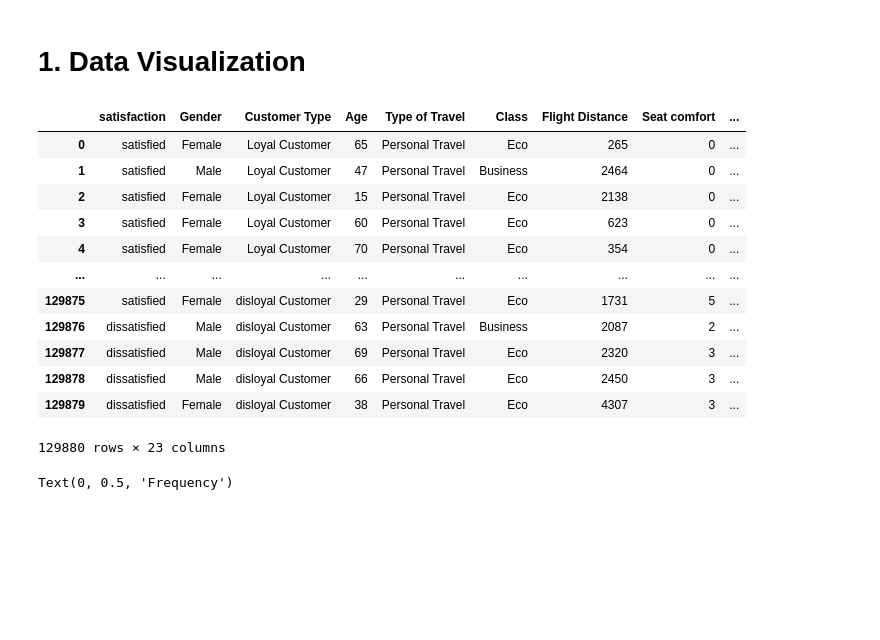
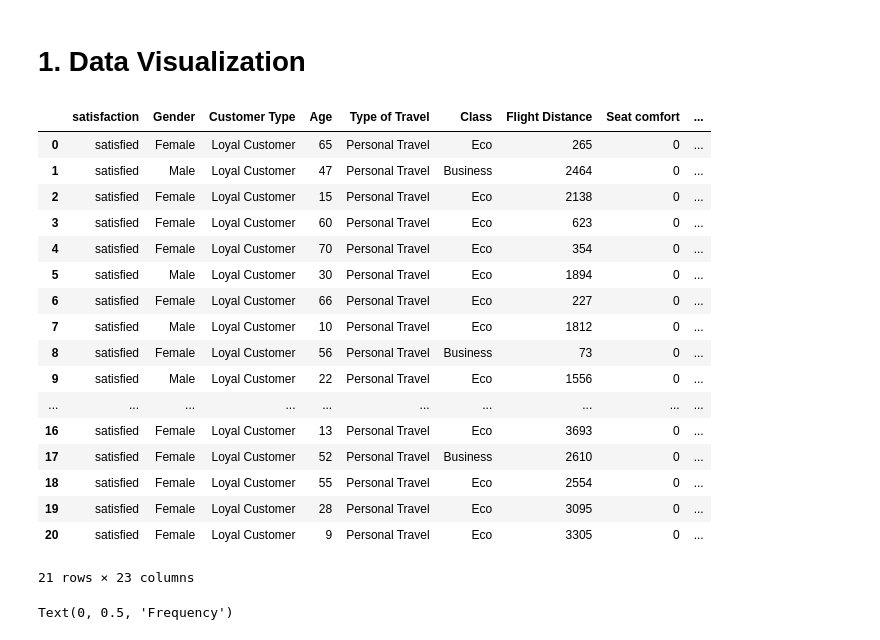
Before and after one commit to lotlouischoitslab/Airline_Satisfaction, a Jupyter notebook: airline_satisfication.ipynb, the cells around one changed output. Saved outputs shown, nothing was run; the diff lists cells and outputs as text; code cells hidden in the pictures; blank space fills up the shorter version.

```diff
--- a/airline_satisfication.ipynb
+++ b/airline_satisfication.ipynb
@@ -38,21 +38,26 @@ from sklearn.metrics import confusion_matrix, precision_score, recall_score, pre
 # %%
 data = pd.read_csv('datasets/airline_data.csv')
 # %%
-data
+data.head(21)
 # %% [output]
 |  | satisfaction | Gender | Customer Type | Age | Type of Travel | Class | Flight Distance | Seat comfort | ... |
 | 0 | satisfied | Female | Loyal Customer | 65 | Personal Travel | Eco | 265 | 0 | ... |
 | 1 | satisfied | Male | Loyal Customer | 47 | Personal Travel | Business | 2464 | 0 | ... |
 | 2 | satisfied | Female | Loyal Customer | 15 | Personal Travel | Eco | 2138 | 0 | ... |
 | 3 | satisfied | Female | Loyal Customer | 60 | Personal Travel | Eco | 623 | 0 | ... |
 | 4 | satisfied | Female | Loyal Customer | 70 | Personal Travel | Eco | 354 | 0 | ... |
+| 5 | satisfied | Male | Loyal Customer | 30 | Personal Travel | Eco | 1894 | 0 | ... |
+| 6 | satisfied | Female | Loyal Customer | 66 | Personal Travel | Eco | 227 | 0 | ... |
+| 7 | satisfied | Male | Loyal Customer | 10 | Personal Travel | Eco | 1812 | 0 | ... |
+| 8 | satisfied | Female | Loyal Customer | 56 | Personal Travel | Business | 73 | 0 | ... |
+| 9 | satisfied | Male | Loyal Customer | 22 | Personal Travel | Eco | 1556 | 0 | ... |
 | ... | ... | ... | ... | ... | ... | ... | ... | ... | ... |
-| 129875 | satisfied | Female | disloyal Customer | 29 | Personal Travel | Eco | 1731 | 5 | ... |
-| 129876 | dissatisfied | Male | disloyal Customer | 63 | Personal Travel | Business | 2087 | 2 | ... |
-| 129877 | dissatisfied | Male | disloyal Customer | 69 | Personal Travel | Eco | 2320 | 3 | ... |
-| 129878 | dissatisfied | Male | disloyal Customer | 66 | Personal Travel | Eco | 2450 | 3 | ... |
-| 129879 | dissatisfied | Female | disloyal Customer | 38 | Personal Travel | Eco | 4307 | 3 | ... |
+| 16 | satisfied | Female | Loyal Customer | 13 | Personal Travel | Eco | 3693 | 0 | ... |
+| 17 | satisfied | Female | Loyal Customer | 52 | Personal Travel | Business | 2610 | 0 | ... |
+| 18 | satisfied | Female | Loyal Customer | 55 | Personal Travel | Eco | 2554 | 0 | ... |
+| 19 | satisfied | Female | Loyal Customer | 28 | Personal Travel | Eco | 3095 | 0 | ... |
+| 20 | satisfied | Female | Loyal Customer | 9 | Personal Travel | Eco | 3305 | 0 | ... |
-129880 rows × 23 columns
+21 rows × 23 columns
 # %%
 #Age Distribution
 data['Age'].hist(bins=10)
```
